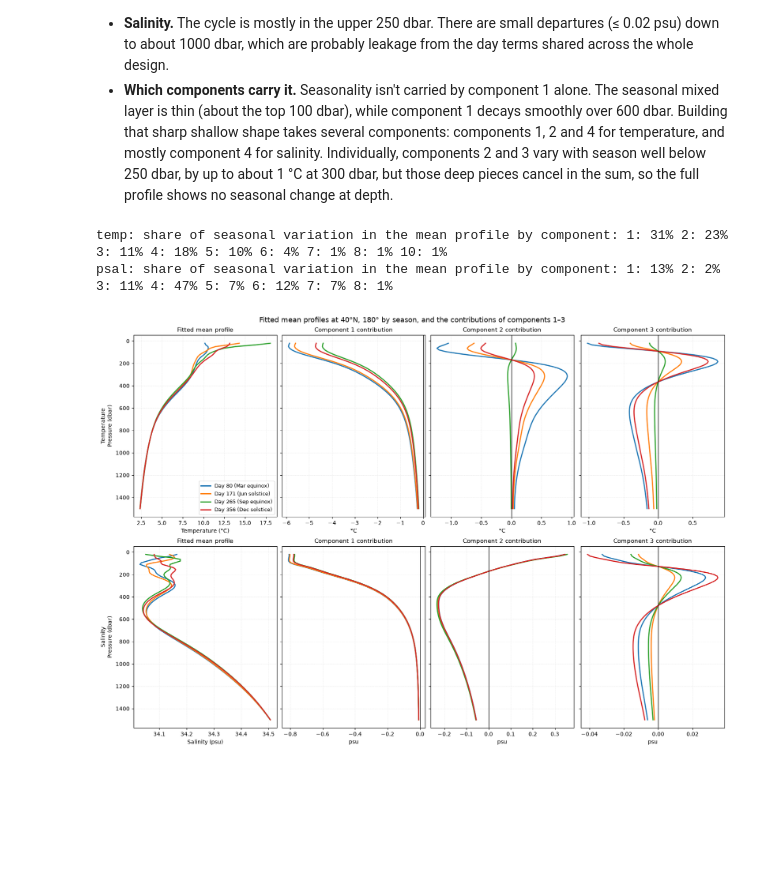
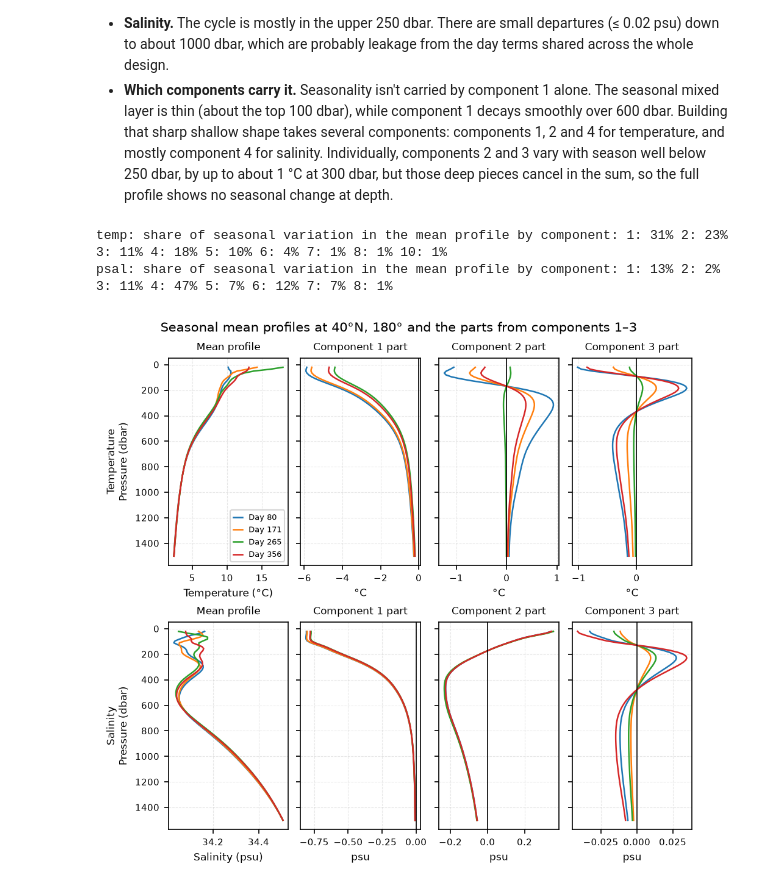
Before and after one commit to mcanearm/case_studies, a Jupyter notebook: argo/memo/memo.ipynb, the cells around one changed output. Saved outputs shown, nothing was run; the diff lists cells and outputs as text; code cells hidden in the pictures; blank space fills up the shorter version.

```diff
--- a/argo/memo/memo.ipynb
+++ b/argo/memo/memo.ipynb
@@ -251,29 +251,3 @@ lo, hi = np.quantile(boot, [0.025, 0.975], axis=0)
 |  | low | -4.500 | 254.051 | 80.0 | -0.489 | 0.031 | -0.548 | -0.426 | 0.026 | 1.172 |
 | 6 | high | 49.593 | 166.663 | 80.0 | 0.349 | 0.049 | 0.271 | 0.447 | 0.053 | 0.931 |
 |  | low | -32.727 | 165.225 | 80.0 | -0.441 | 0.033 | -0.493 | -0.376 | 0.030 | 1.095 |
-# %%
-def curves(v, k, Xm, Xs, scale=1.0):
-    """Conditional mean profile and the mean +/- 2 SD (times `scale`) along component k, original units."""
-    f = fpca[v]
-    mu = f["m"] + f["s"] * (f["pca"].mean_ + mean_fit[v].predict(Xm)[0] @ f["pca"].components_)
-    shift = 2 * scale * np.sqrt(sd_fit[v][k](Xs)[0]) * f["s"] * f["pca"].components_[k]
-    return mu, mu + shift, mu - shift
-
-K_PLOT = 2
-fig, ax = plt.subplots(nrows=K_PLOT, ncols=4, figsize=(15, 11), sharey=True, layout="constrained")
-for j, site in sites[sites.k < K_PLOT].iterrows():
-    k, p = int(site.k), 0 if site.kind == "high" else 1
-    Xm, Xs = X_sites_mean[[j]], X_sites_mom[[j]]
-    for c, (v, unit, sc) in enumerate([("temp", "Temperature (°C)", 1.0), ("psal", "Salinity (psu)", rho_site[j])]):
-        a = ax[k, 2 * p + c]
-        mu, up, dn = curves(v, k, Xm, Xs, sc)
-        a.plot(mu, pressure, color="black", linewidth=1.5, label="Conditional mean")
-        a.plot(up, pressure, color="C3", linewidth=1.5, label="T component +2 SD")
-        a.plot(dn, pressure, color="C0", linewidth=1.5, label="T component −2 SD")
-        a.set_xlabel(unit); a.grid(True, alpha=0.3, linestyle="--", linewidth=0.5)
-    ax[k, 2 * p].set_title(f"Comp {k + 1}, {site.kind} ρ: {abs(site.lat):.0f}°{'N' if site.lat >= 0 else 'S'}, {site.lon360:.0f}°E\n"
-                           f"ρ = {rho_site[j]:+.2f} ± {se_boot[j]:.3f} (bootstrap SE)", fontsize=10, loc="left")
-for k in range(K_PLOT):
-    ax[k, 0].set_ylabel(f"Component {k + 1}\nPressure (dbar)")
-ax[0, 0].invert_yaxis(); ax[0, 0].legend(fontsize=8, loc="lower right")
-fig.suptitle(f"Profiles that co-vary along components 1 and 2, day {DAY_FIX} (left pair: ρ > 0; right pair: ρ < 0)", fontsize=13);
@@ -290,31 +262,32 @@ The fitted mean temperature and salinity profiles at 40°N, 180°, in the mid-la
 # %%
 LOC = dict(lat=40.0, lon360=180.0)
 Xq = design(mean_info, pd.DataFrame([dict(LOC, day=d) for d in SEASONS]))
 Xyear = design(mean_info, pd.DataFrame([dict(LOC, day=d) for d in range(1, 366)]))
 
-fig, ax = plt.subplots(nrows=2, ncols=4, figsize=(16, 11), sharey=True, layout="constrained")
+fig, ax = plt.subplots(nrows=2, ncols=4, figsize=(PAGE_W, 6.0), sharey=True, layout="constrained")
 for r, (v, unit) in enumerate([("temp", "°C"), ("psal", "psu")]):
     f = fpca[v]
     sc_hat = mean_fit[v].predict(Xq)                                  # fitted scores, (4 dates, K)
     prof = f["m"] + f["s"] * (f["pca"].mean_ + sc_hat @ f["pca"].components_)
     for i, (dd, name) in enumerate(SEASONS.items()):
-        ax[r, 0].plot(prof[i], pressure, color=f"C{i}", linewidth=2, label=f"Day {dd} ({name})")
+        ax[r, 0].plot(prof[i], pressure, color=f"C{i}", linewidth=1.2, label=f"Day {dd}")
         for k in range(3):
-            ax[r, k + 1].plot(f["s"] * sc_hat[i, k] * f["pca"].components_[k], pressure, color=f"C{i}", linewidth=2)
+            ax[r, k + 1].plot(f["s"] * sc_hat[i, k] * f["pca"].components_[k], pressure, color=f"C{i}", linewidth=1.2)
     ax[r, 0].set_xlabel(f"{'Temperature' if v == 'temp' else 'Salinity'} ({unit})")
-    ax[r, 0].set_title("Fitted mean profile", fontsize=11)
+    ax[r, 0].set_title("Mean profile", fontsize=8)
     for k in range(3):
-        ax[r, k + 1].axvline(0, color="black", linewidth=1)
-        ax[r, k + 1].set_title(f"Component {k + 1} contribution", fontsize=11); ax[r, k + 1].set_xlabel(unit)
+        ax[r, k + 1].axvline(0, color="black", linewidth=0.8)
+        ax[r, k + 1].set_title(f"Component {k + 1} part", fontsize=8); ax[r, k + 1].set_xlabel(unit)
     ax[r, 0].set_ylabel(f"{'Temperature' if v == 'temp' else 'Salinity'}\nPressure (dbar)")
     seas_var = mean_fit[v].predict(Xyear).var(0)          # seasonal variance of each fitted score at LOC
     print(f"{v}: share of seasonal variation in the mean profile by component:",
           " ".join(f"{k + 1}: {x:.0%}" for k, x in enumerate(seas_var / seas_var.sum()) if x >= 0.005))
 for a in ax.flat:
     a.grid(True, alpha=0.3, linestyle="--", linewidth=0.5)
-ax[0, 0].invert_yaxis(); ax[0, 0].legend(fontsize=9, loc="lower right")
-fig.suptitle("Fitted mean profiles at 40°N, 180° by season, and the contributions of components 1–3", fontsize=13);
+ax[0, 0].invert_yaxis(); ax[0, 0].legend(loc="lower right", fontsize=6, handlelength=1.2)
+fig.suptitle("Seasonal mean profiles at 40°N, 180° and the parts from components 1–3", fontsize=10)
+fig.savefig(FIG_DIR / "fig3_seasonality.png", bbox_inches="tight");
 # %% [output]
 temp: share of seasonal variation in the mean profile by component: 1: 31% 2: 23% 3: 11% 4: 18% 5: 10% 6: 4% 7: 1% 8: 1% 10: 1%
 psal: share of seasonal variation in the mean profile by component: 1: 13% 2: 2% 3: 11% 4: 47% 5: 7% 6: 12% 7: 7% 8: 1%
-[figure, old version]
+[figure, new version]
```
Also changed, not shown: parts of 7 cells of this notebook.
